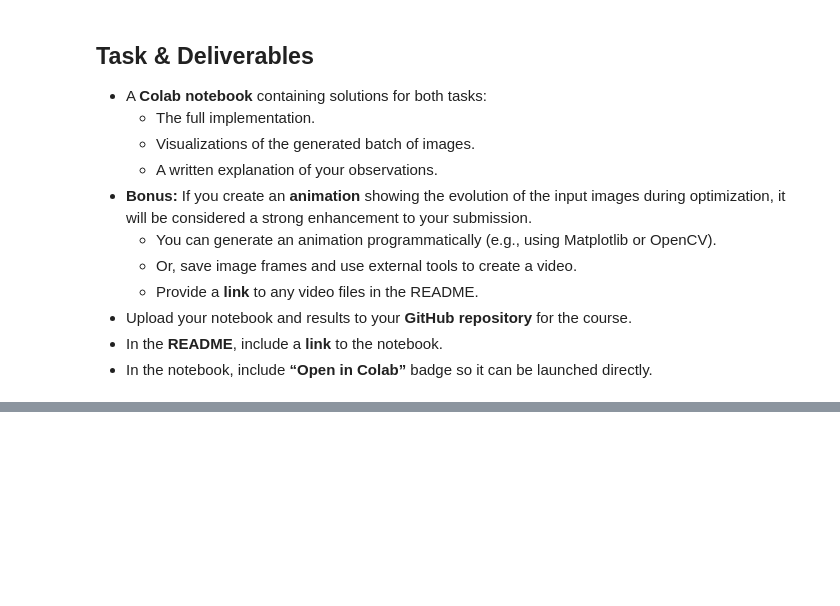
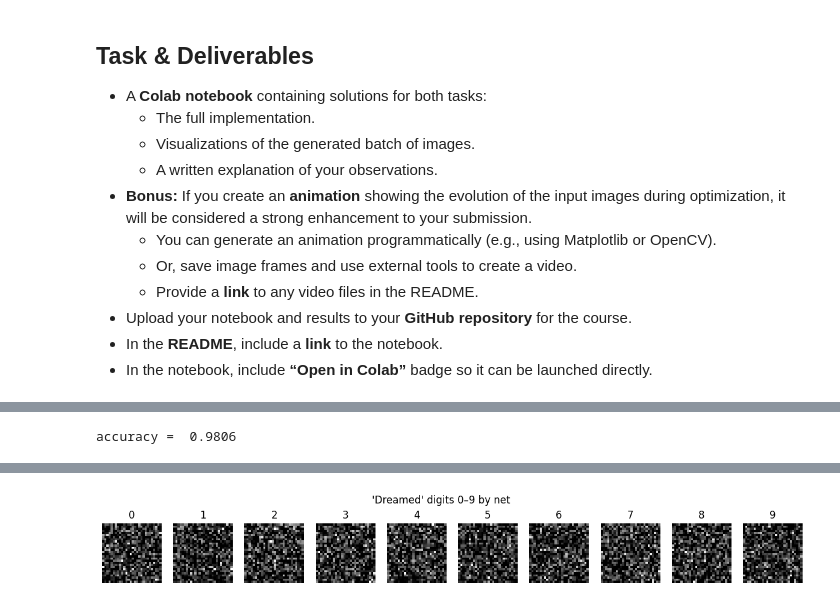
Before and after one commit to MichalSlowakiewicz/Machine-Learning, a Jupyter notebook: Homework9.ipynb, the cells around one changed output, grey strips where cells are left out. Saved outputs shown, nothing was run; the diff lists cells and outputs as text; code cells hidden in the pictures; blank space fills up the shorter version.

```diff
--- a/Homework9.ipynb
+++ b/Homework9.ipynb
@@ -57,0 +169,76 @@ During this class we designed and trained a **MNIST classification neural networ
+# %%
+good = 0
+wrong = 0
+
+net.eval()              #it notifies the network layers (especially batchnorm or dropout layers, which we don't use in this example) that we are doing evaluation
+with torch.no_grad():   #it prevents that the net learns during evalution. The gradients are not computed, so this makes it faster, too
+    for batch, data in enumerate(testloader): #batches in test are of size 1
+        datapoint, label = data
+
+        prediction = net(datapoint.to(device))                  #prediction has values representing the "prevalence" of the corresponding class
+        classification = torch.argmax(prediction)    #the class is the index of maximal "prevalence"
+
+        if classification.item() == label.item():
+            good += 1
+        else:
+            wrong += 1
+
+print("accuracy = ", good/(good+wrong))
+# %% [output]
+accuracy =  0.9806
+# %%
+import torch
+import torch.nn.functional as F
+import matplotlib.pyplot as plt
+
+# freezeing weights
+net.eval()
+for param in net.parameters():
+    param.requires_grad = False
+
+# gaussian noise as input
+dreamed_inputs = torch.randn((10, 1, 28, 28), device=device, requires_grad=True)
+
+# i-th image -> i-th number
+target_classes = torch.arange(10, device=device)
+
+# optimizer for input
+optimizer = torch.optim.Adam([dreamed_inputs], lr=0.01)
+
+# normalizing dataset
+mean_tensor = torch.tensor(mean_dataset, device=device)
+std_tensor = torch.tensor(std_dataset, device=device)
+
+# optimalization
+for step in range(300):
+    optimizer.zero_grad()
+
+    # normalizing input
+    normalized_inputs = (dreamed_inputs - mean_tensor) / std_tensor
+
+    logits = net(normalized_inputs)
+    loss = F.cross_entropy(logits, target_classes)
+
+    loss.backward()
+    optimizer.step()
+
+    if step % 50 == 0 or step == 999:
+        with torch.no_grad():
+            probs = F.softmax(logits, dim=1)
+            max_probs = probs.gather(1, target_classes.view(-1,1))
+            print(f"Step {step}, Loss: {loss.item():.4f}, Confidence: {[round(p.item(), 2) for p in max_probs]}")
+
+# inversing normalization for vizualization
+dreamed_images_vis = dreamed_inputs.detach().cpu().clone()
+dreamed_images_vis = dreamed_images_vis * std_dataset + mean_dataset
+dreamed_images_vis = dreamed_images_vis.clamp(0, 1)
+
+# vizualization
+fig, axs = plt.subplots(1, 10, figsize=(15, 2))
+for i in range(10):
+    axs[i].imshow(dreamed_images_vis[i][0], cmap='gray')
+    axs[i].axis('off')
+    axs[i].set_title(str(i))
+plt.suptitle("'Dreamed' digits 0–9 by net")
+plt.show()
+# %% [output]
@@ -57,0 +252 @@ During this class we designed and trained a **MNIST classification neural networ
+[figure, added]
```
Also changed, not shown: parts of 5 cells of this notebook.
